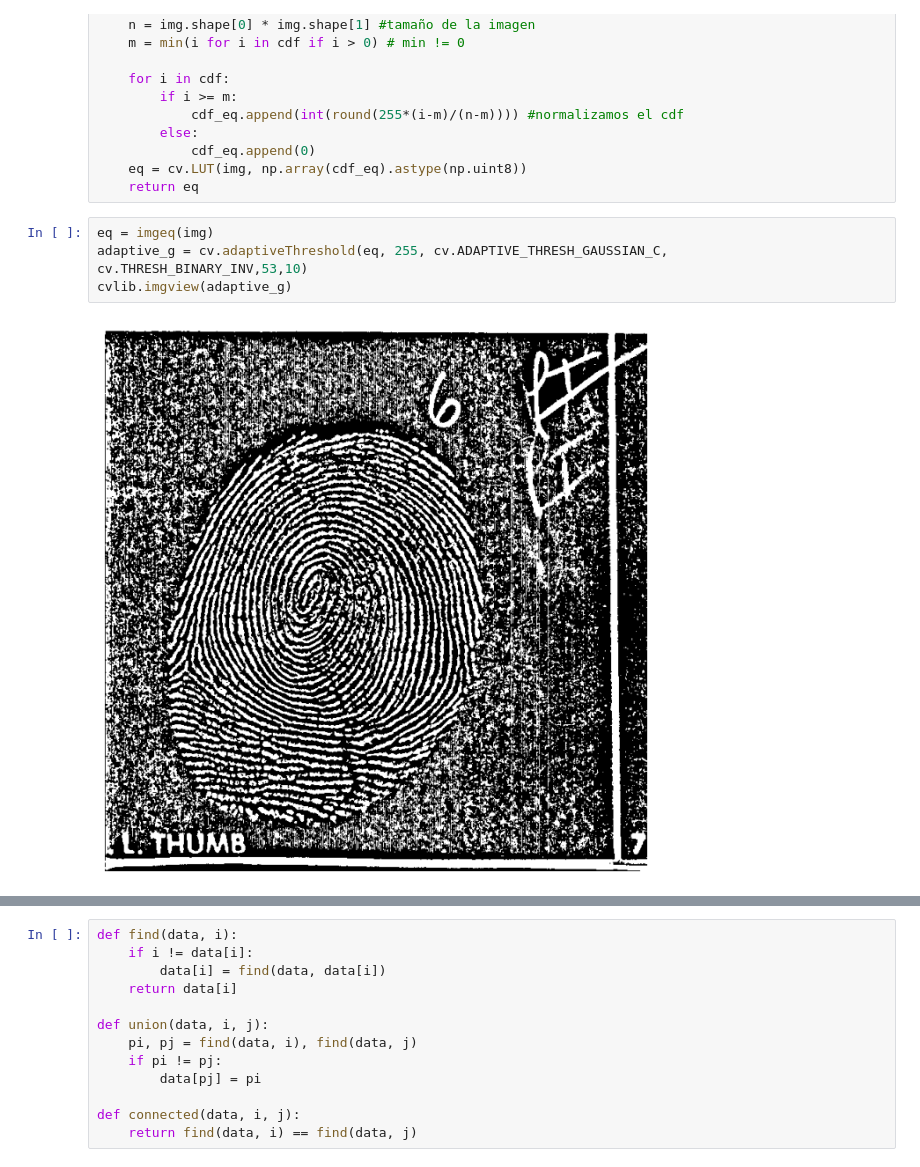
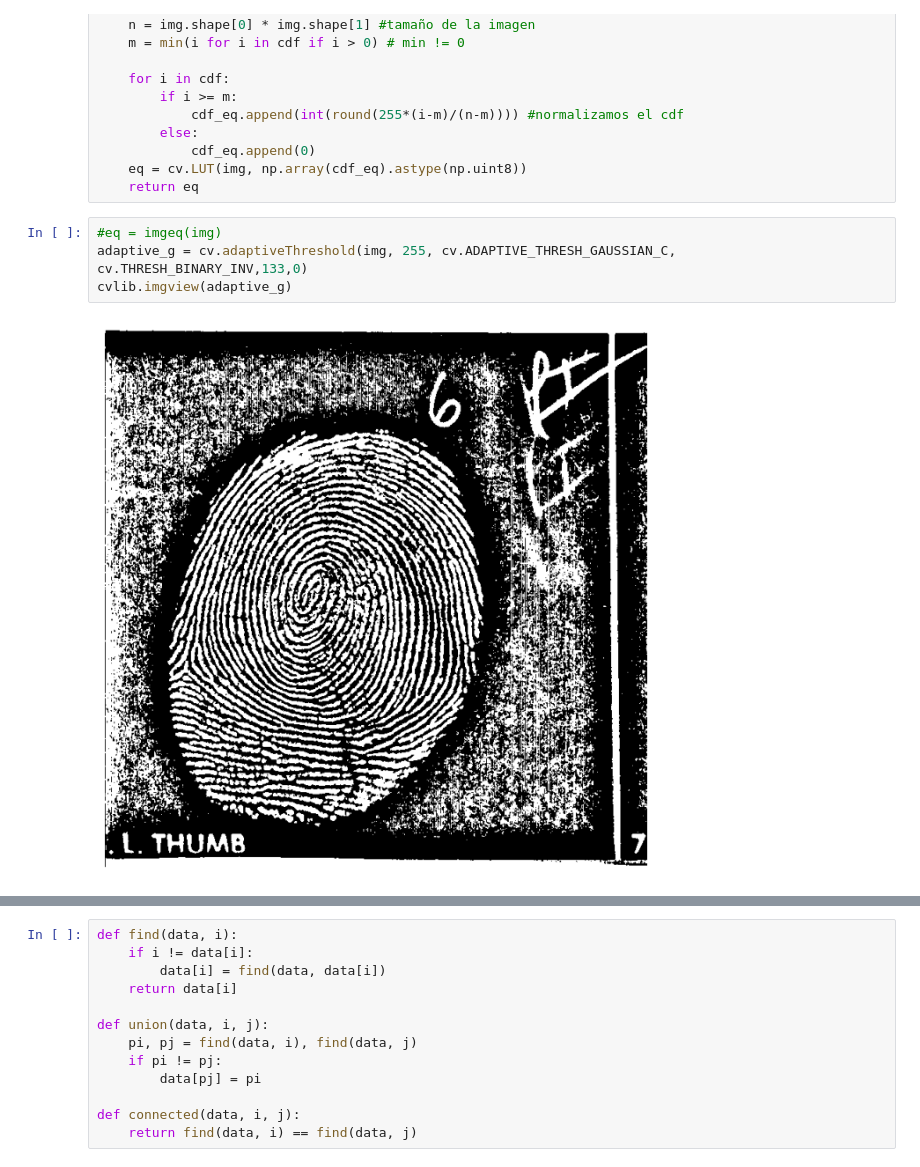
Before and after one commit to CarlosAlvarado-git/ComputerVision, a Jupyter notebook: lab1/laboratorio1.ipynb, the cells around one changed output, grey strips where cells are left out. Cells and saved outputs as stored; diff of their text form.

```diff
--- a/lab1/laboratorio1.ipynb
+++ b/lab1/laboratorio1.ipynb
@@ -59,11 +59,11 @@ def imgeq(img):
     eq = cv.LUT(img, np.array(cdf_eq).astype(np.uint8))
     return eq
 # %%
-eq = imgeq(img)
-adaptive_g = cv.adaptiveThreshold(eq, 255, cv.ADAPTIVE_THRESH_GAUSSIAN_C, cv.THRESH_BINARY_INV,53,10)
+#eq = imgeq(img)
+adaptive_g = cv.adaptiveThreshold(img, 255, cv.ADAPTIVE_THRESH_GAUSSIAN_C, cv.THRESH_BINARY_INV,133,0)
 cvlib.imgview(adaptive_g)
 # %% [output]
-[figure, old version]
+[figure, new version]
 # %%
 def imgpad(image, r):
     """_summary_
```
Also changed, not shown: parts of 2 cells of this notebook.
